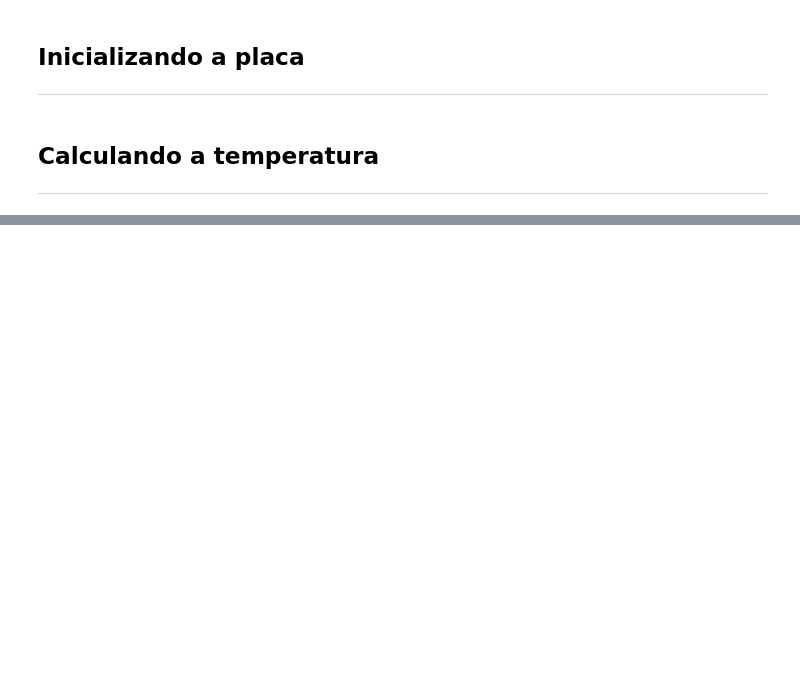
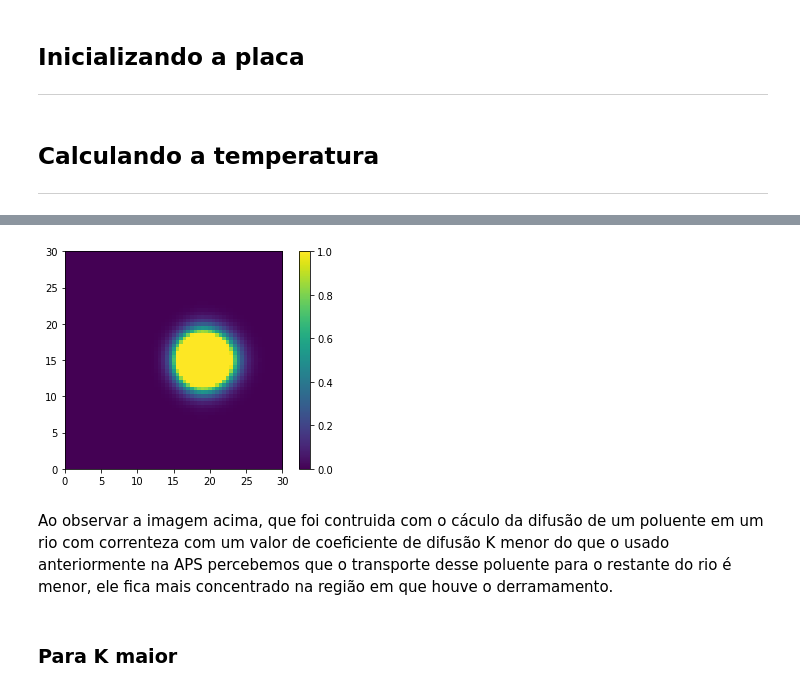
Before and after one commit to fernandocfbf/mecsol-APS2, a Jupyter notebook: APS2.ipynb, the cells around one changed output, grey strips where cells are left out. Drawn from its saved outputs; the diff is of its cells as text; code cells hidden in the pictures; blank space fills up the shorter version.

```diff
--- a/APS2.ipynb
+++ b/APS2.ipynb
@@ -146,0 +156,3 @@ rio[40][40][dimensao_z-1]
+# %%
+#inicializa as condições
+k_menor = np.zeros((dimensao_x, dimensao_y, dimensao_z))
@@ -146,0 +161,10 @@ rio[40][40][dimensao_z-1]
+# %%
+plt.imshow(k_menor[:,:,dimensao_z-1], vmin=0, vmax=1, extent=(0,30,0,30))
+plt.colorbar()
+plt.show()
+# %% [output]
+[figure, added]
+# %% [markdown]
+Ao observar a imagem acima, que foi contruida com o cáculo da difusão de um poluente em um rio com correnteza com um valor de  coeficiente de difusão K menor do que o usado anteriormente na APS percebemos que o transporte desse poluente para o restante do rio é menor, ele fica mais concentrado na região em que houve o derramamento.
+# %% [markdown]
+### Para K maior
```
Also changed, not shown: parts of 17 cells of this notebook.
